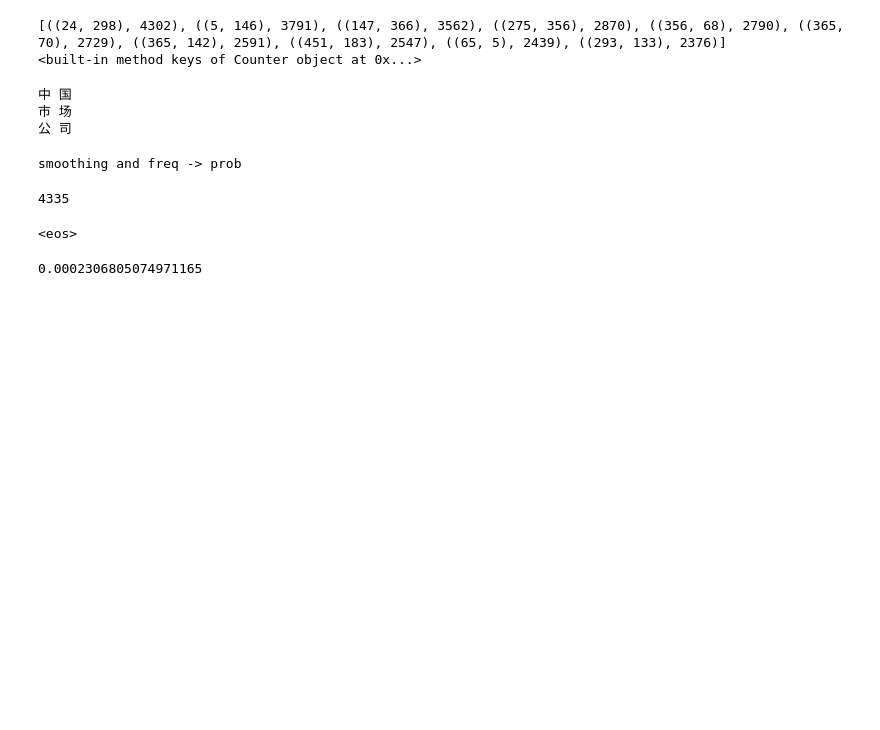
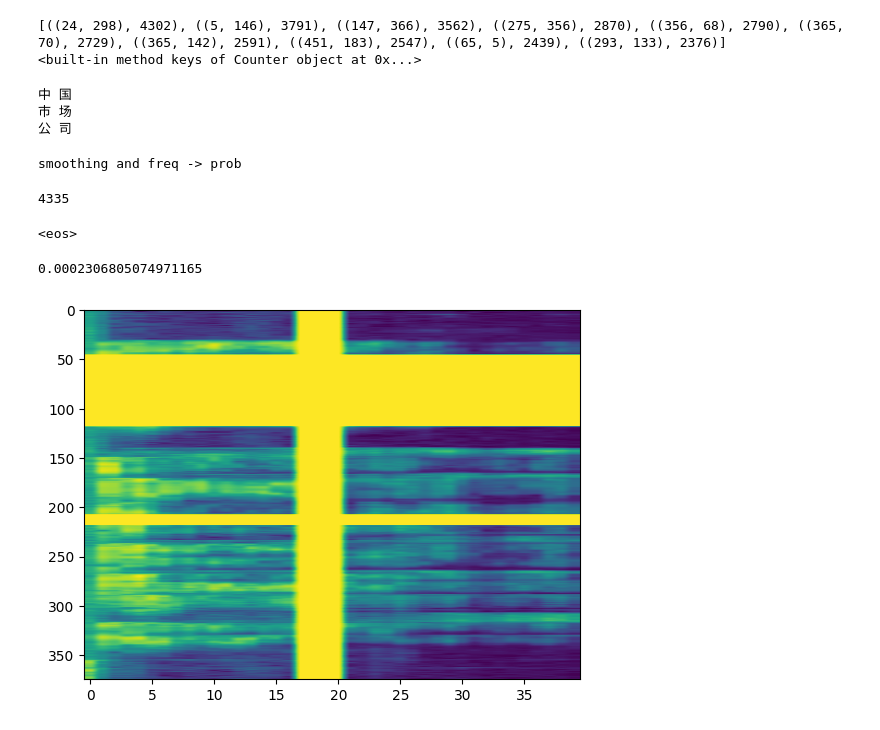
Before and after one commit to Kiri0824/speechtransformer, a Jupyter notebook: explore.ipynb, the cells around one changed output. Drawn from its saved outputs; the diff is of its cells as text; code cells hidden in the pictures; blank space fills up the shorter version.

```diff
--- a/explore.ipynb
+++ b/explore.ipynb
@@ -93,0 +103,34 @@ print(bigram_freq[1][1])
+# %%
+def spec_augment(spec: np.ndarray, num_mask=2,
+                 freq_masking_max_percentage=0.15, time_masking_max_percentage=0.3):
+
+    spec = spec.copy()
+    for i in range(num_mask):
+        all_frames_num, all_freqs_num = spec.shape
+        freq_percentage = random.uniform(0.0, freq_masking_max_percentage)
+
+        num_freqs_to_mask = int(freq_percentage * all_freqs_num)
+        f0 = np.random.uniform(low=0.0, high=all_freqs_num - num_freqs_to_mask)
+        f0 = int(f0)
+        spec[:, f0:f0 + num_freqs_to_mask] = 0
+
+        time_percentage = random.uniform(0.0, time_masking_max_percentage)
+
+        num_frames_to_mask = int(time_percentage * all_frames_num)
+        t0 = np.random.uniform(low=0.0, high=all_frames_num - num_frames_to_mask)
+        t0 = int(t0)
+        spec[t0:t0 + num_frames_to_mask, :] = 0
+
+    return spec
+# %%
+audio_path = os.path.join("../dataset/data_aishell/wav/train/S0002/BAC009S0002W0122.wav")
+sr, audio = wavfile.read(audio_path)
+
+x = librosa.feature.melspectrogram(y=audio.astype(float), sr=sr, S=None, n_fft=512, hop_length=256, n_mels=40).T
+x = librosa.power_to_db(x, ref=np.max)
+# %%
+plt.figure()
+plt.imshow(spec_augment(x),aspect= 'auto')
+plt.show()
+# %% [output]
+[figure, added]
```
Also changed, not shown: parts of 3 cells of this notebook, 4 other files.
